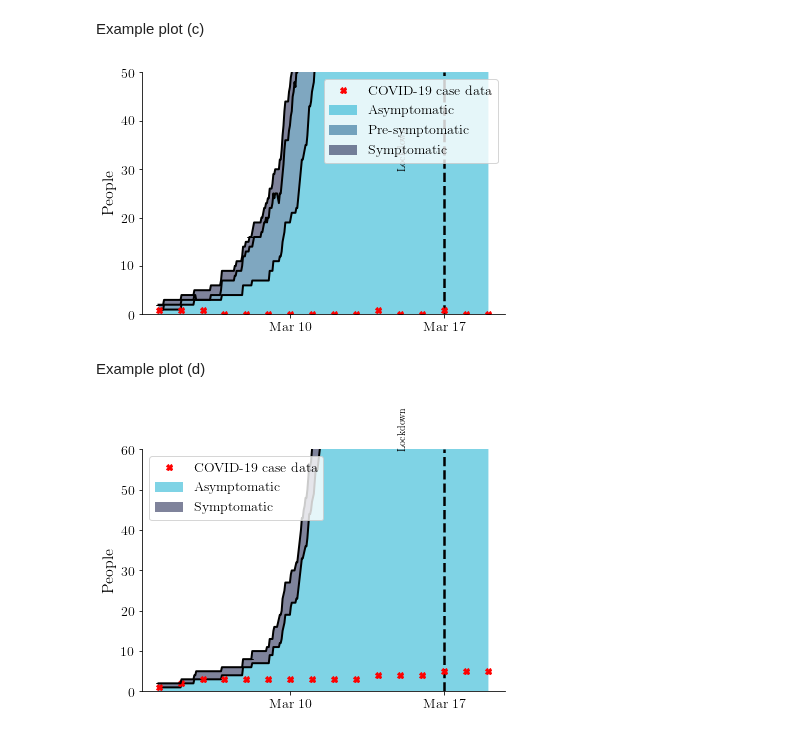
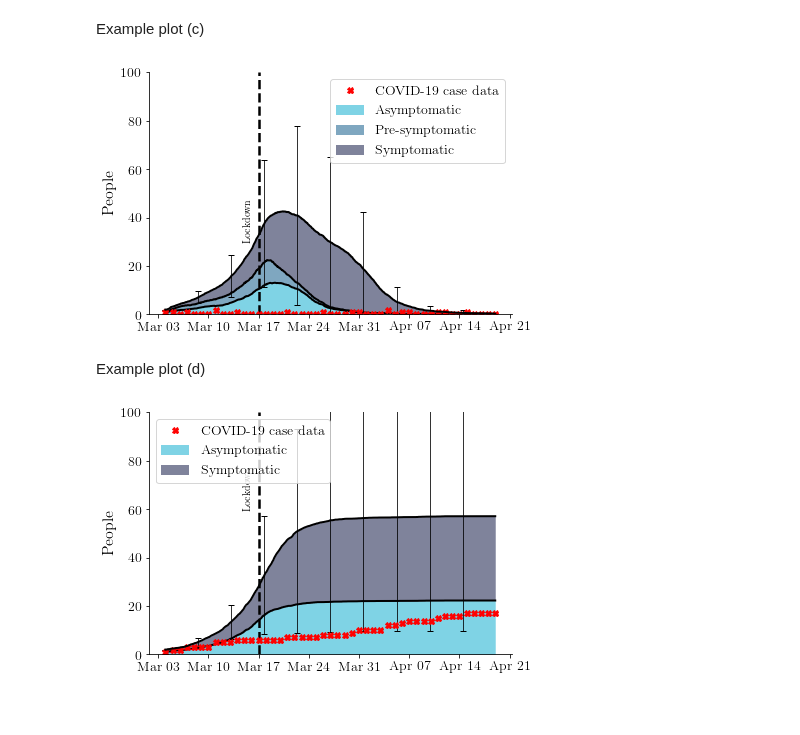
Before and after one commit to stanfordfuturebay/simulator, a Jupyter notebook: sim/sim-example.ipynb, the cells around one changed output. Saved outputs shown, nothing was run; the diff lists cells and outputs as text; code cells hidden in the pictures; blank space fills up the shorter version.

```diff
--- a/sim/sim-example.ipynb
+++ b/sim/sim-example.ipynb
@@ -66,7 +66,7 @@ num_workers = multiprocessing.cpu_count() - 1
 #### Set the time to simulate
 # %%
 start_date = '2020-03-04'
-end_date = '2020-03-19'
+end_date = '2020-04-19'
 sim_days = (pd.to_datetime(end_date) - pd.to_datetime(start_date)).days
 max_time = TO_HOURS * sim_days # in hours
 # %% [markdown]
@@ -237,7 +237,7 @@ save_summary(summary_example, 'summary_example_SF.pk')
 # %% [markdown]
 Load the summary holding the results of the experiment to plot.
 # %%
-summary_example = load_summary('summary_example_SF.pk')
+summary_example = load_summary('summary_example_SF_100_40.pk')
 # %% [markdown]
 Example plot (a)
 # %%
@@ -291,22 +281,22 @@ Example plot (c)
 # %%
 targets = new_cases.sum(axis=1)
 targets = np.hstack((targets[0], np.diff(targets)))
 
 plotter = Plotter()
 plotter.plot_daily_infected(
     summary_example,
     title='',
     filename=runstr + 'ex_02',
     errorevery=100, acc=1000,
     figsize=(6, 4),
     start_date=start_date,
     show_target=targets,
     lockdown_at=lockdown_at_day,
     lockdown_label_y=30,
     lockdown_label='Lockdown',
-    ymax=50)
+    ymax=100)
 # %% [output]
-[figure, old version]
+[figure, new version]
 # %% [markdown]
 Example plot (d)
 # %%
@@ -322,6 +312,6 @@ plotter.plot_cumulative_infected(
     lockdown_at=lockdown_at_day,
     lockdown_label_y=60,
     show_target=new_cases.sum(axis=1),
-    ymax=60)
+    ymax=100)
 # %% [output]
-[figure, old version]
+[figure, new version]
```
Also changed, not shown: parts of 5 cells of this notebook, 2 other files.
